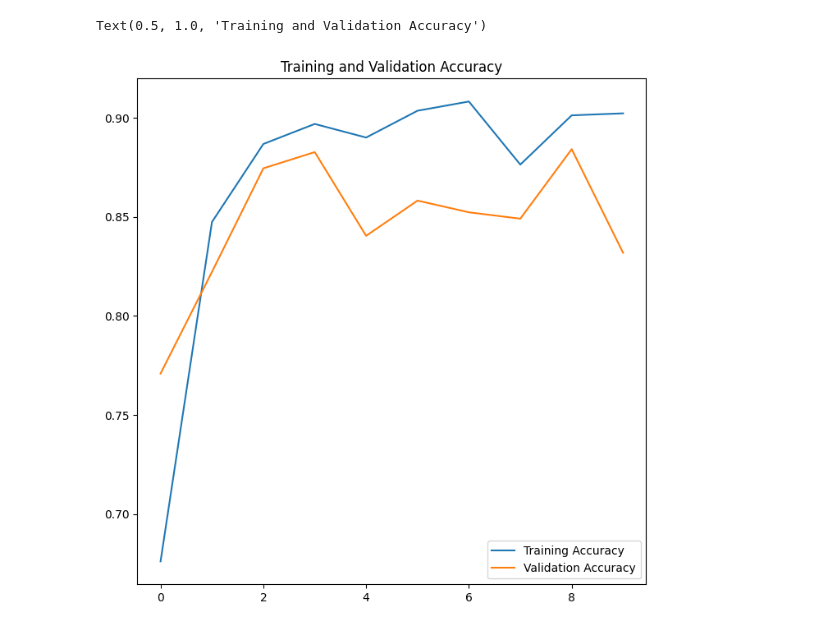
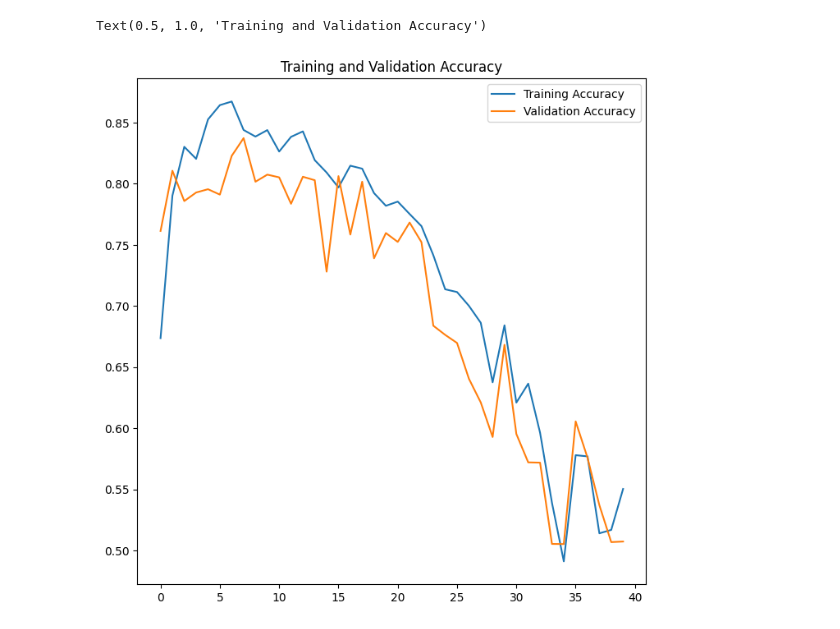
Before and after one commit to ChibuzoKelechi/GoogleColab_notebooks, a Jupyter notebook: tf_plants_disease.ipynb, the cells around one changed output. Saved outputs shown, nothing was run; the diff lists cells and outputs as text; code cells hidden in the pictures.

Commit message:
tf_plants | Version 10

```diff
--- a/tf_plants_disease.ipynb
+++ b/tf_plants_disease.ipynb
@@ -22,2 +16,10 @@ epochs = 30
+# %%
+image_size = 128
+batch_size = 32
+learn_rate = 0.01
+epochs = 40
+data_dir = "/kaggle/input/plantvillage-dataset/color"
+input_folder = "/kaggle/input/plant-disease-test/test_images"
+test_images = os.listdir("/kaggle/input/plant-disease-test/test_images")
 # %%
 def read_img(image_data):
@@ -88,5 +95,5 @@ Using 10861 files for validation.
 # %%
 AUTOTUNE = tf.data.AUTOTUNE
 
-train_ds = train_ds.cache().shuffle(1000).prefetch(buffer_size=AUTOTUNE)
-val_ds = val_ds.cache().prefetch(buffer_size=AUTOTUNE)
+train_data = train_data.cache().shuffle(1000).prefetch(buffer_size=AUTOTUNE)
+val_data = val_data.cache().prefetch(buffer_size=AUTOTUNE)
@@ -140,10 +159,9 @@ Model: "sequential"
 # %%
 %%time
 
-epochs=10
-history = model.fit(
-  train_ds,
-  validation_data=val_ds,
+history = disease_clf.fit(
+  train_data,
+  validation_data=val_data,
   epochs=epochs
 )
 # %% [output]
@@ -224,20 +259,10 @@ Wall time: 2min 40s
 # %%
-import matplotlib.pyplot as plt
-
-acc = history.history['accuracy']
-val_acc = history.history['val_accuracy']
-
-loss = history.history['loss']
-val_loss = history.history['val_loss']
-
-epochs_range = range(epochs)
-
 plt.figure(figsize=(8, 8))
-plt.plot(epochs_range, acc, label='Training Accuracy')
-plt.plot(epochs_range, val_acc, label='Validation Accuracy')
-plt.legend(loc='lower right')
-plt.title('Training and Validation Accuracy')
+plt.plot(epochs_range, acc, label="Training Accuracy")
+plt.plot(epochs_range, val_acc, label="Validation Accuracy")
+plt.legend(loc="upper right")
+plt.title("Training and Validation Accuracy")
 # %% [output]
 Text(0.5, 1.0, 'Training and Validation Accuracy')
-[figure, old version]
+[figure, new version]
 # %%
```
Also changed, not shown: parts of 20 cells of this notebook.
